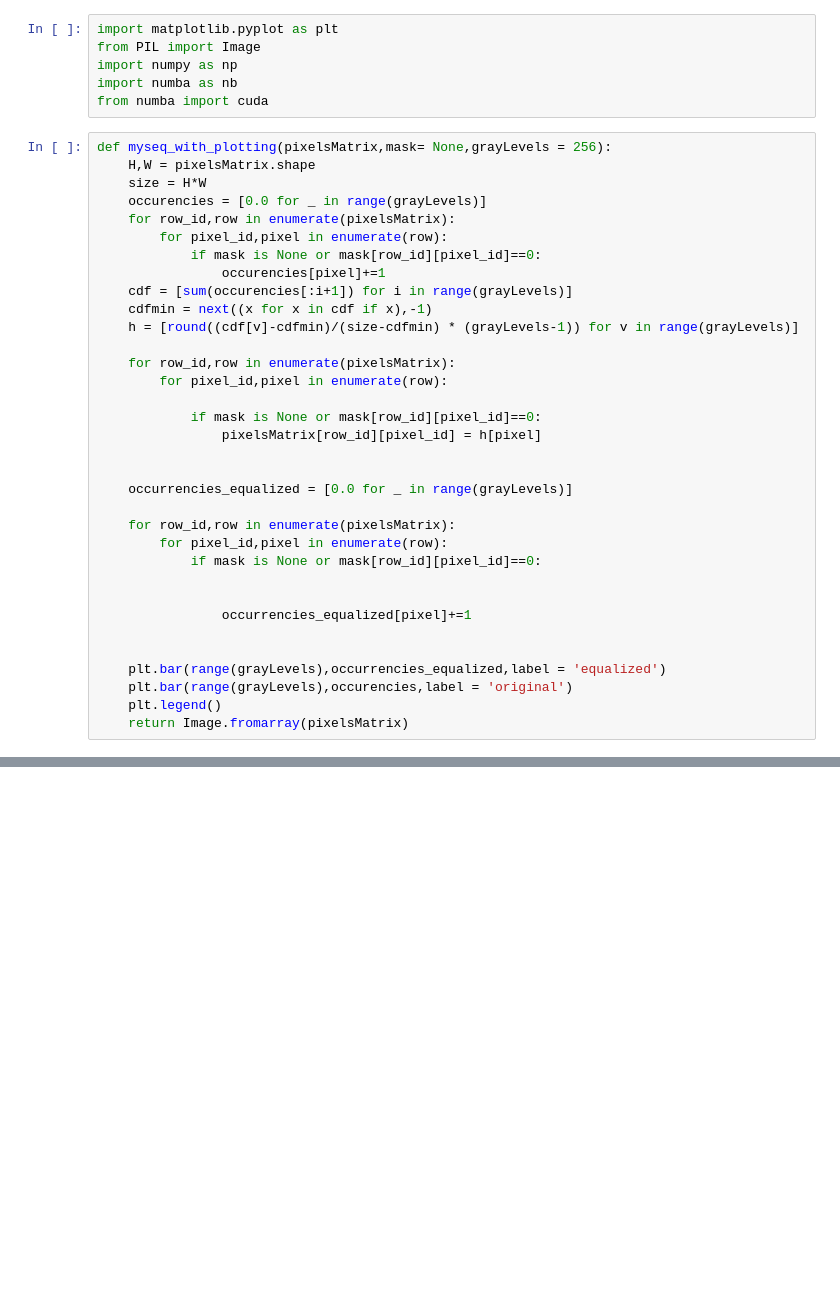
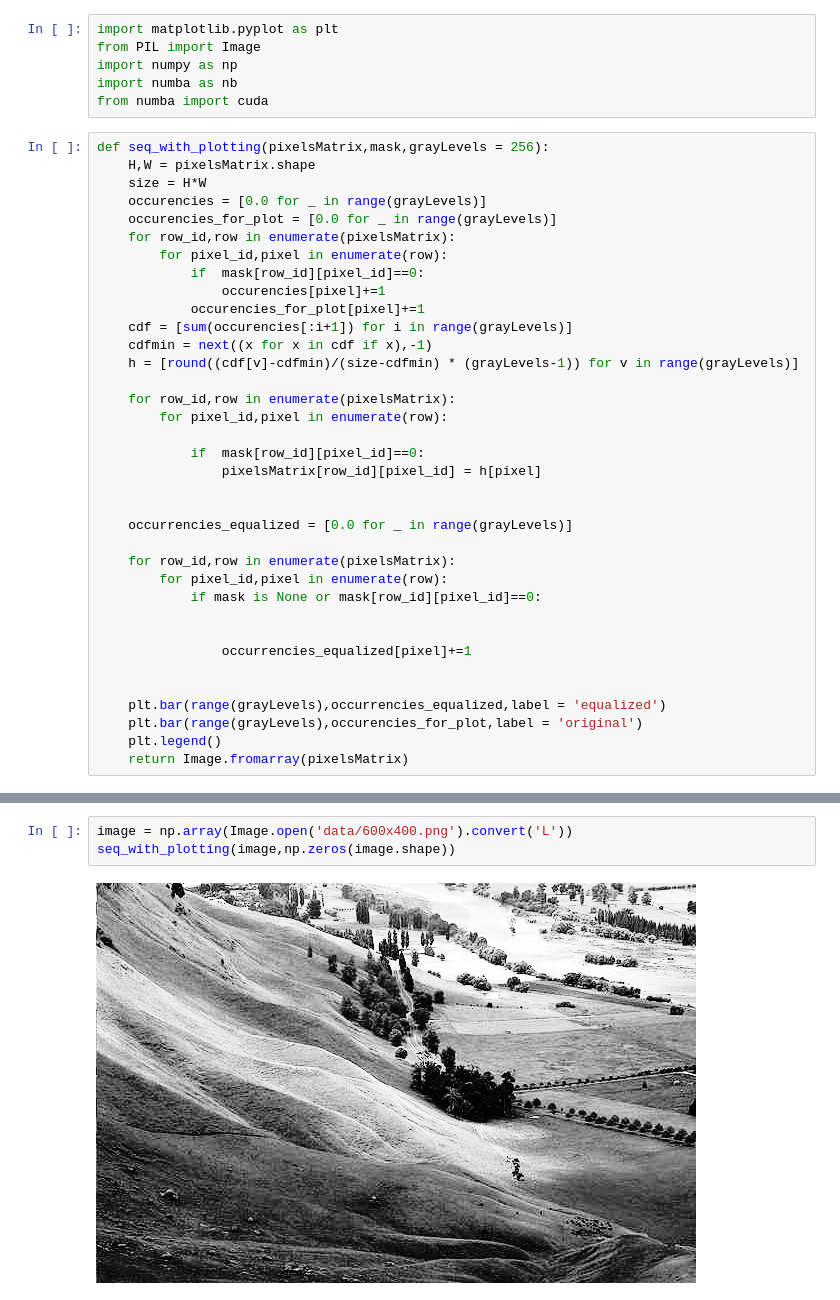
Before and after one commit to MichalKwarta/TSP-parallel-SA, a Jupyter notebook: Hist_equalization/main.ipynb, the cells around one changed output, grey strips where cells are left out. Drawn from its saved outputs; the diff is of its cells as text; blank space fills up the shorter version.

```diff
--- a/Hist_equalization/main.ipynb
+++ b/Hist_equalization/main.ipynb
@@ -5,14 +5,16 @@ import numpy as np
 import numba as nb
 from numba import cuda
 # %%
-def myseq_with_plotting(pixelsMatrix,mask= None,grayLevels = 256):
+def seq_with_plotting(pixelsMatrix,mask,grayLevels = 256):
     H,W = pixelsMatrix.shape
     size = H*W
     occurencies = [0.0 for _ in range(grayLevels)]
+    occurencies_for_plot = [0.0 for _ in range(grayLevels)]
     for row_id,row in enumerate(pixelsMatrix):
         for pixel_id,pixel in enumerate(row):
-            if mask is None or mask[row_id][pixel_id]==0:
+            if  mask[row_id][pixel_id]==0:
                 occurencies[pixel]+=1
+            occurencies_for_plot[pixel]+=1
     cdf = [sum(occurencies[:i+1]) for i in range(grayLevels)]
     cdfmin = next((x for x in cdf if x),-1)
     h = [round((cdf[v]-cdfmin)/(size-cdfmin) * (grayLevels-1)) for v in range(grayLevels)]
@@ -20,7 +22,7 @@ def myseq_with_plotting(pixelsMatrix,mask= None,grayLevels = 256):
     for row_id,row in enumerate(pixelsMatrix):
         for pixel_id,pixel in enumerate(row):
 
-            if mask is None or mask[row_id][pixel_id]==0:
+            if  mask[row_id][pixel_id]==0:
                 pixelsMatrix[row_id][pixel_id] = h[pixel]
 
 
@@ -35,7 +37,7 @@ def myseq_with_plotting(pixelsMatrix,mask= None,grayLevels = 256):
 
 
     plt.bar(range(grayLevels),occurrencies_equalized,label = 'equalized')
-    plt.bar(range(grayLevels),occurencies,label = 'original')
+    plt.bar(range(grayLevels),occurencies_for_plot,label = 'original')
     plt.legend()
     return Image.fromarray(pixelsMatrix)
 # %%
@@ -134,0 +145,5 @@ KeyboardInterrupt
+# %%
+image = np.array(Image.open('data/600x400.png').convert('L'))
+seq_with_plotting(image,np.zeros(image.shape))
+# %% [output]
+[figure, added]
```
Also changed, not shown: parts of 26 cells of this notebook, 12 other files.
